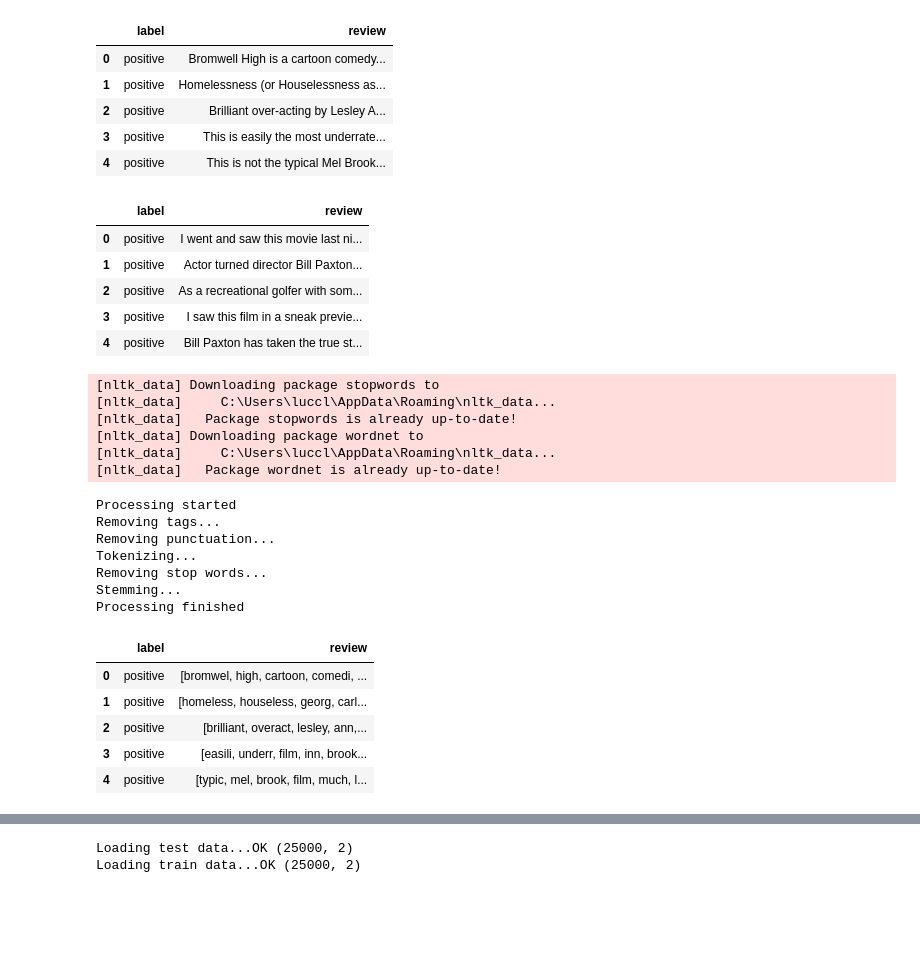
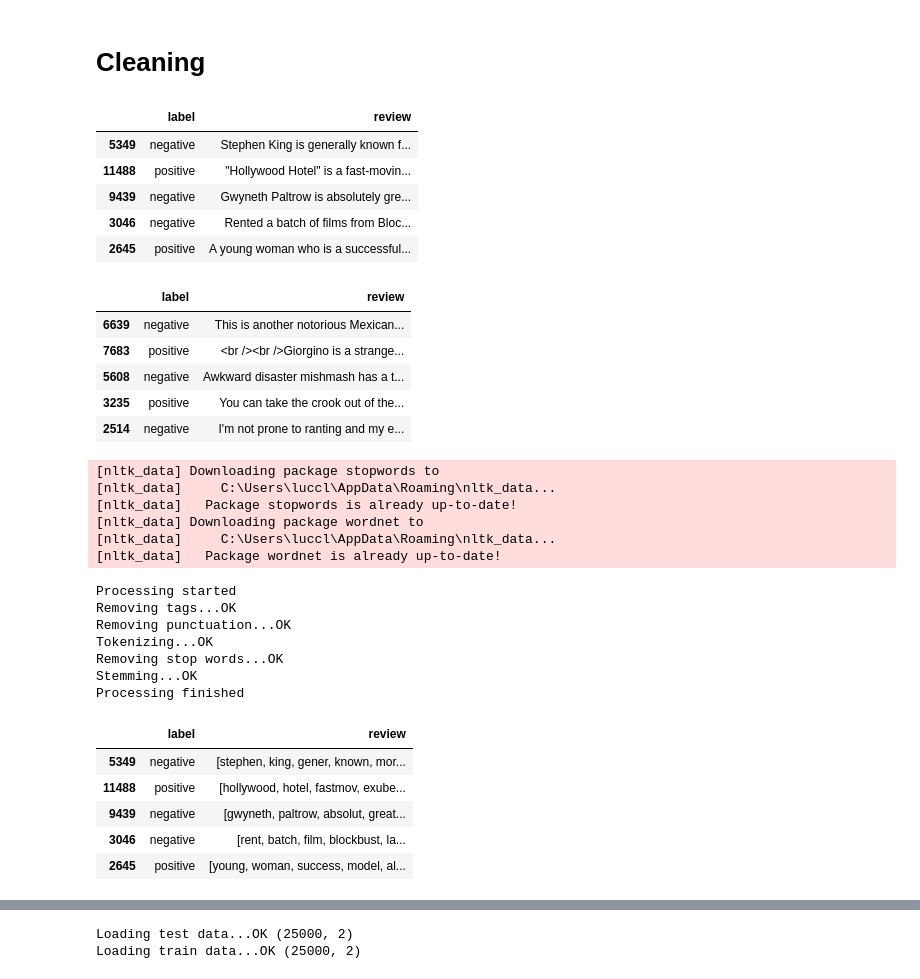
Before and after one commit to claustres/ml-mooc, a Jupyter notebook: Machine Learning/chapter6/Capstone-Project.ipynb, the cells around one changed output, grey strips where cells are left out. Saved outputs shown, nothing was run; the diff lists cells and outputs as text; code cells hidden in the pictures; blank space fills up the shorter version.

```diff
--- a/Machine Learning/chapter6/Capstone-Project.ipynb
+++ b/Machine Learning/chapter6/Capstone-Project.ipynb
@@ -7,39 +7,43 @@ import string
 import re
 import matplotlib.pyplot as plt
 import seaborn as sn
+# %% [markdown]
+# Cleaning
 # %%
+from sklearn.utils import shuffle
+
 # Read all files in a given subfolder as a labelled dataframe
 def readFiles (path, label):
     reviews = [open(filename, 'r', encoding='utf-8').read() for filename in glob.glob('aclImdb/' + path + '/*.txt')]
     return pd.DataFrame({ 'label': label, 'review': reviews })
 
-# Read train dataset
-train_data = pd.concat([
+# Read train dataset and shuffle data to avoid having all positive first then negative ones
+train_data = shuffle(pd.concat([
     readFiles('train/pos', 'positive'),
     readFiles('train/neg', 'negative')
-])
+]))
 train_data.head()
 # %% [output]
 |  | label | review |
-| 0 | positive | Bromwell High is a cartoon comedy... |
-| 1 | positive | Homelessness (or Houselessness as... |
-| 2 | positive | Brilliant over-acting by Lesley A... |
-| 3 | positive | This is easily the most underrate... |
-| 4 | positive | This is not the typical Mel Brook... |
+| 5349 | negative | Stephen King is generally known f... |
+| 11488 | positive | "Hollywood Hotel" is a fast-movin... |
+| 9439 | negative | Gwyneth Paltrow is absolutely gre... |
+| 3046 | negative | Rented a batch of films from Bloc... |
+| 2645 | positive | A young woman who is a successful... |
 # %%
 # Read test dataset
-test_data = pd.concat([
+test_data = shuffle(pd.concat([
     readFiles('test/pos', 'positive'),
     readFiles('test/neg', 'negative')
-])
+]))
 test_data.head()
 # %% [output]
 |  | label | review |
-| 0 | positive | I went and saw this movie last ni... |
-| 1 | positive | Actor turned director Bill Paxton... |
-| 2 | positive | As a recreational golfer with som... |
-| 3 | positive | I saw this film in a sneak previe... |
-| 4 | positive | Bill Paxton has taken the true st... |
+| 6639 | negative | This is another notorious Mexican... |
+| 7683 | positive | <br /><br />Giorgino is a strange... |
+| 5608 | negative | Awkward disaster mishmash has a t... |
+| 3235 | positive | You can take the crook out of the... |
+| 2514 | negative | I'm not prone to ranting and my e... |
 # %%
 # Retrieve English stop words
 from nltk.corpus import stopwords
@@ -58,7 +62,7 @@ def clean (data):
     print('Processing started')
     # 1. Remove html tags
     print('Removing tags', end='...')
-    data['review_processed'] = data['review'].apply(lambda x: re.sub(html_regex, '', x))
+    data['review_processed'] = data['review'].apply(lambda x: re.sub(html_regex, ' ', x))
     print('OK')
     # 2. Remove punctuation
     print('Removing punctuation', end='...')
@@ -94,18 +98,18 @@ train_data.head()
 [nltk_data]     C:\Users\luccl\AppData\Roaming\nltk_data...
 [nltk_data]   Package wordnet is already up-to-date!
 Processing started
-Removing tags...
-Removing punctuation...
-Tokenizing...
-Removing stop words...
-Stemming...
+Removing tags...OK
+Removing punctuation...OK
+Tokenizing...OK
+Removing stop words...OK
+Stemming...OK
 Processing finished
 |  | label | review |
-| 0 | positive | [bromwel, high, cartoon, comedi, ... |
-| 1 | positive | [homeless, houseless, georg, carl... |
-| 2 | positive | [brilliant, overact, lesley, ann,... |
-| 3 | positive | [easili, underr, film, inn, brook... |
-| 4 | positive | [typic, mel, brook, film, much, l... |
+| 5349 | negative | [stephen, king, gener, known, mor... |
+| 11488 | positive | [hollywood, hotel, fastmov, exube... |
+| 9439 | negative | [gwyneth, paltrow, absolut, great... |
+| 3046 | negative | [rent, batch, film, blockbust, la... |
+| 2645 | positive | [young, woman, success, model, al... |
 # %%
 # Process test dataset
 clean(test_data)
```
Also changed, not shown: parts of 7 cells of this notebook.
